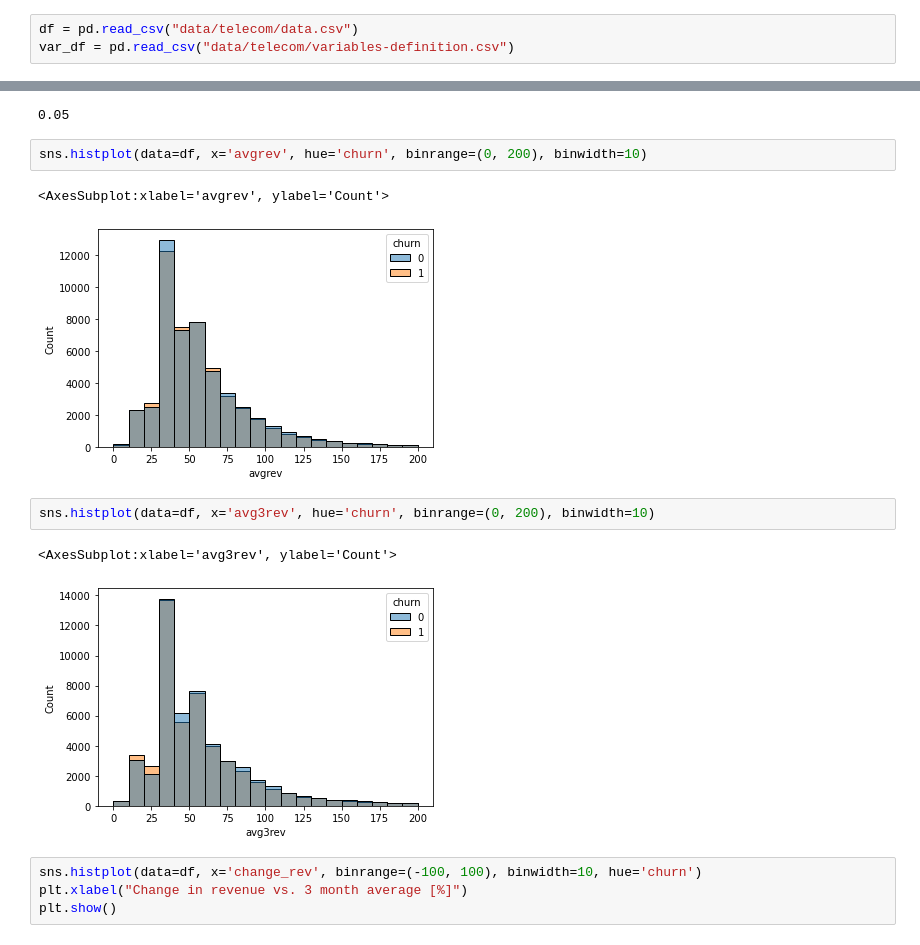
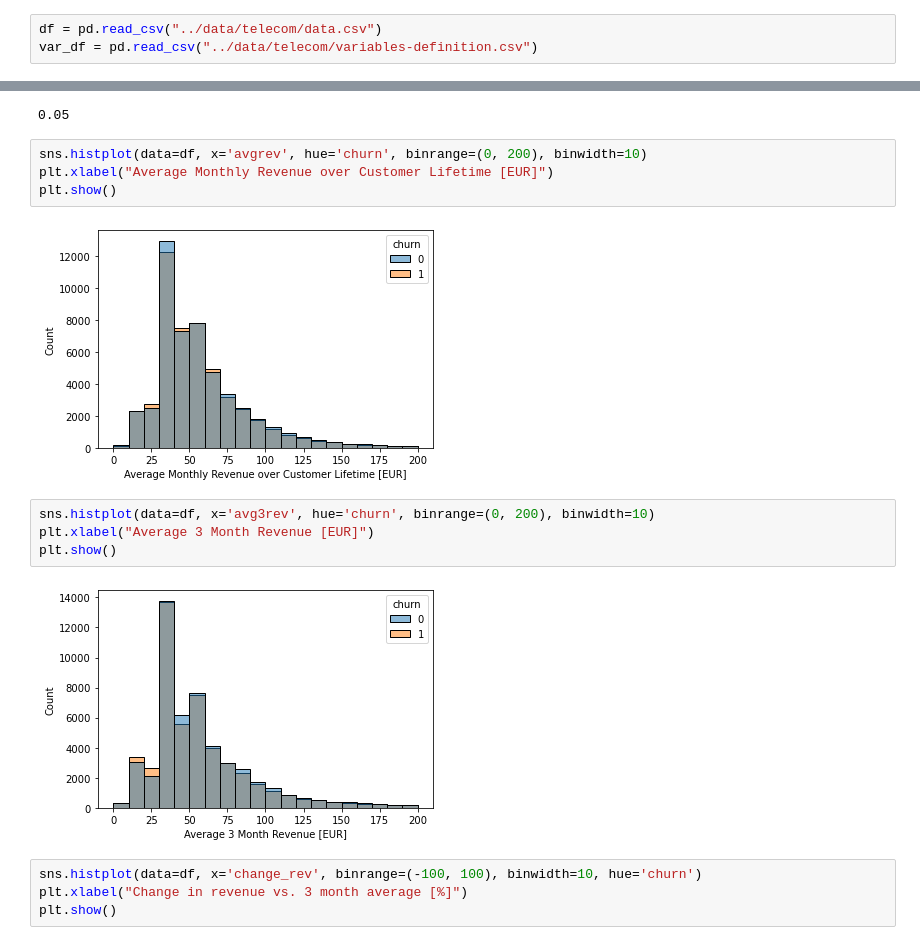
Before and after one commit to dgrzebyk/data_analysis, a Jupyter notebook: churn_prediction/EDA.ipynb, the cells around one changed output, grey strips where cells are left out. Saved outputs shown, nothing was run; the diff lists cells and outputs as text.

```diff
--- a/churn_prediction/EDA.ipynb
+++ b/churn_prediction/EDA.ipynb
@@ -19,8 +27,8 @@ from classification_utils import chi_test, find_boolean_features
 # %% [markdown]
 ## Loading the data
 # %%
-df = pd.read_csv("data/telecom/data.csv")
-var_df = pd.read_csv("data/telecom/variables-definition.csv")
+df = pd.read_csv("../data/telecom/data.csv")
+var_df = pd.read_csv("../data/telecom/variables-definition.csv")
 # %% [markdown]
 ## Exploratory Data Analysis (EDA)
 Research Question: Why customers leave the company?
@@ -74,14 +82,16 @@ rapid_reduction_rate
 0.05
 # %%
 sns.histplot(data=df, x='avgrev', hue='churn', binrange=(0, 200), binwidth=10)
+plt.xlabel("Average Monthly Revenue over Customer Lifetime [EUR]")
+plt.show()
 # %% [output]
-<AxesSubplot:xlabel='avgrev', ylabel='Count'>
-[figure, old version]
+[figure, new version]
 # %%
 sns.histplot(data=df, x='avg3rev', hue='churn', binrange=(0, 200), binwidth=10)
+plt.xlabel("Average 3 Month Revenue [EUR]")
+plt.show()
 # %% [output]
-<AxesSubplot:xlabel='avg3rev', ylabel='Count'>
-[figure, old version]
+[figure, new version]
 # %%
 sns.histplot(data=df, x='change_rev', binrange=(-100, 100), binwidth=10, hue='churn')
 plt.xlabel("Change in revenue vs. 3 month average [%]")
```
Also changed, not shown: parts of 45 cells of this notebook, 1 other file.
